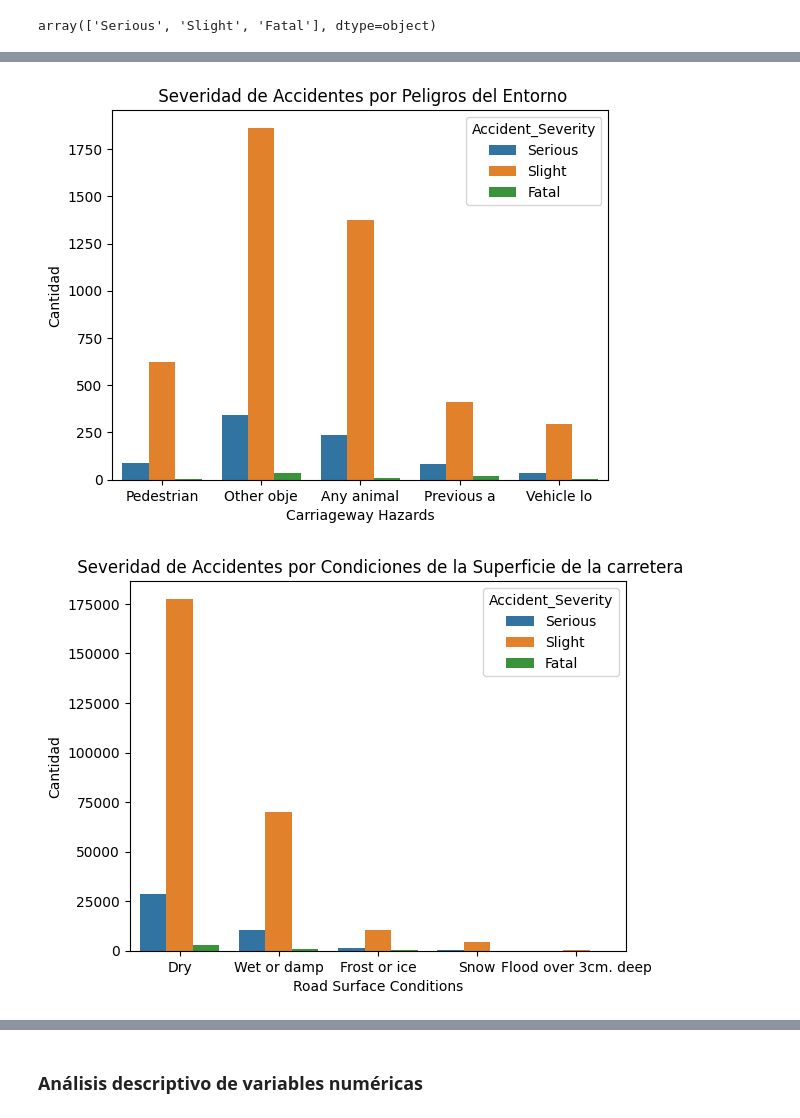
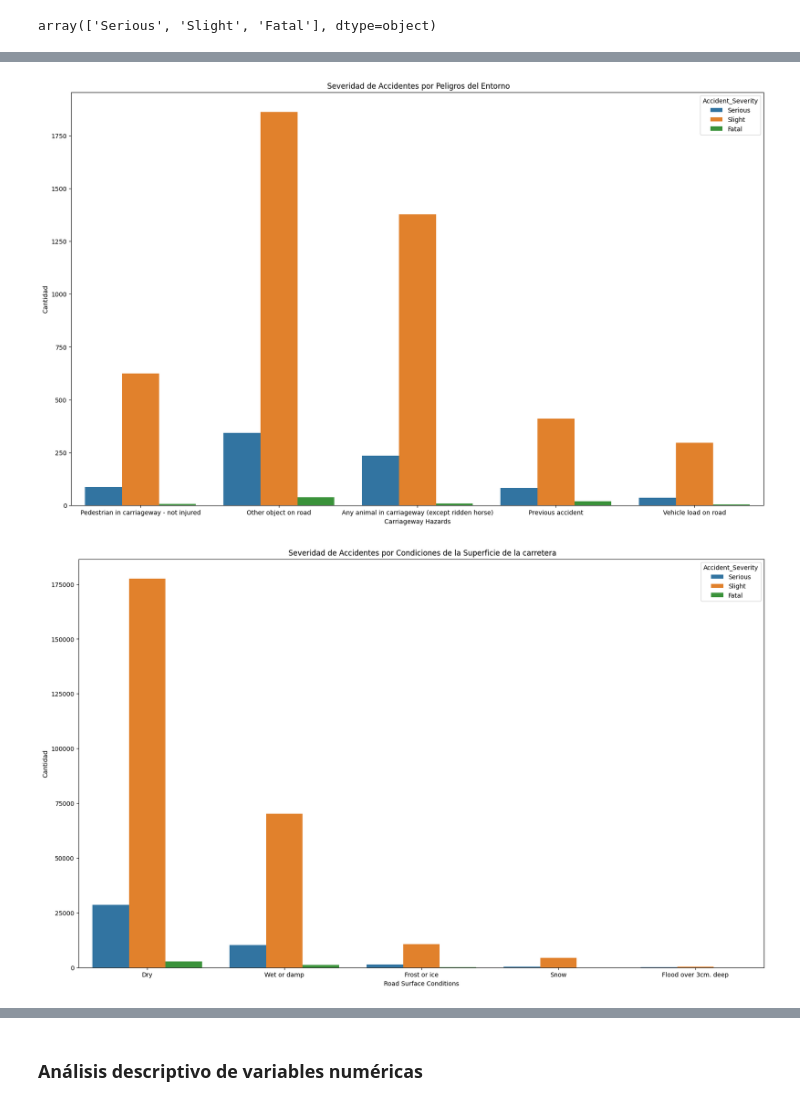
Before and after one commit to ChristianComena/Kaggle-ChristianComena, a Jupyter notebook: an-lisis-predictivo-de-accidentes-vehiculares.ipynb, the cells around one changed output, grey strips where cells are left out. Cells and saved outputs as stored; diff of their text form; code cells hidden in the pictures.

```diff
--- a/an-lisis-predictivo-de-accidentes-vehiculares.ipynb
+++ b/an-lisis-predictivo-de-accidentes-vehiculares.ipynb
@@ -150,17 +340,19 @@ plt.show()
 # %%
-sns.countplot(data = dataCarros, x = dataCarros['Carriageway_Hazards'].str[:10], hue = 'Accident_Severity')
+plt.figure(figsize=(20, 12))
+sns.countplot(data = dataCarros, x = 'Carriageway_Hazards', hue = 'Accident_Severity')
 plt.xlabel('Carriageway Hazards')
 plt.ylabel('Cantidad')
 plt.title(' Severidad de Accidentes por Peligros del Entorno')
 plt.show()
 # %% [output]
-[figure, old version]
+[figure, new version]
 # %%
+plt.figure(figsize=(20, 12))
 sns.countplot(data = dataCarros, x = 'Road_Surface_Conditions', hue = 'Accident_Severity')
 plt.xlabel('Road Surface Conditions')
 plt.ylabel('Cantidad')
 plt.title(' Severidad de Accidentes por Condiciones de la Superficie de la carretera')
 plt.show()
 # %% [output]
-[figure, old version]
+[figure, new version]
 # %%
```
Also changed, not shown: parts of 38 cells of this notebook.
